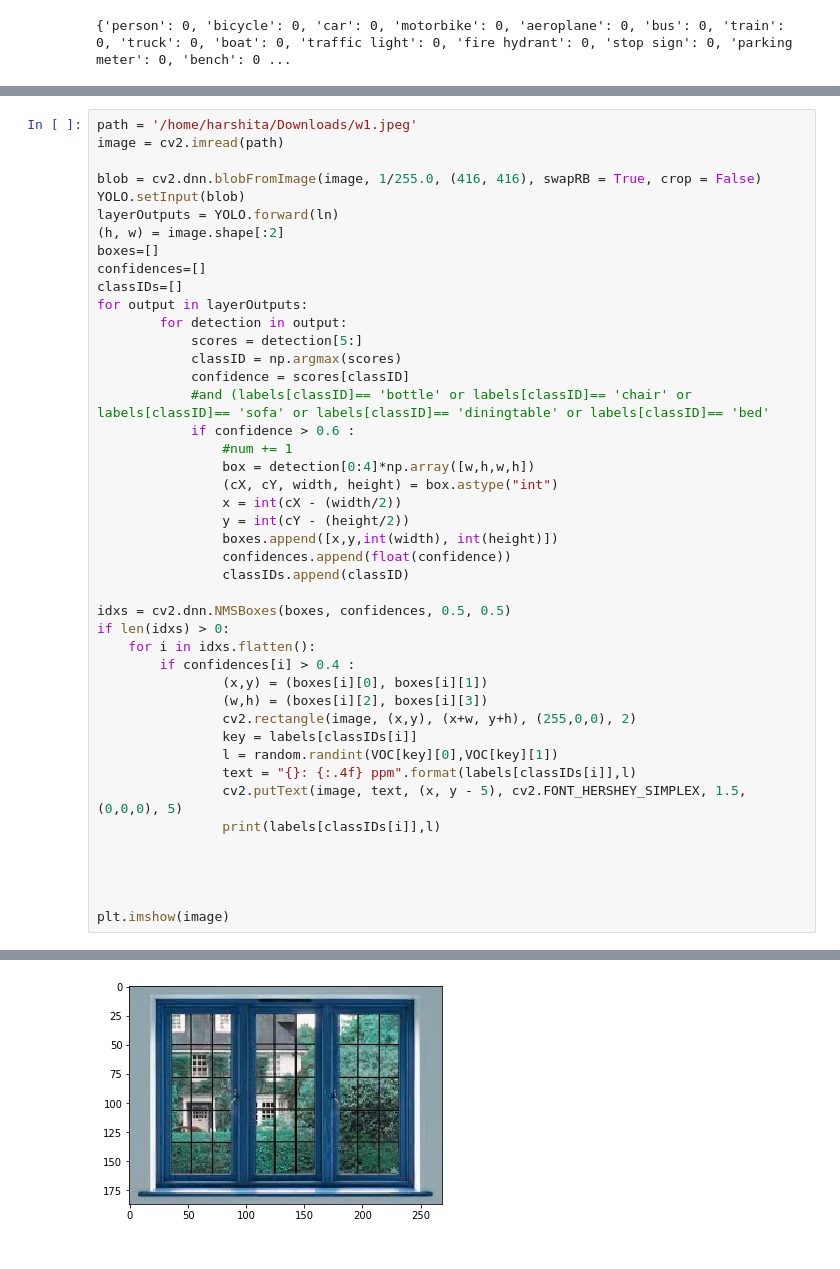
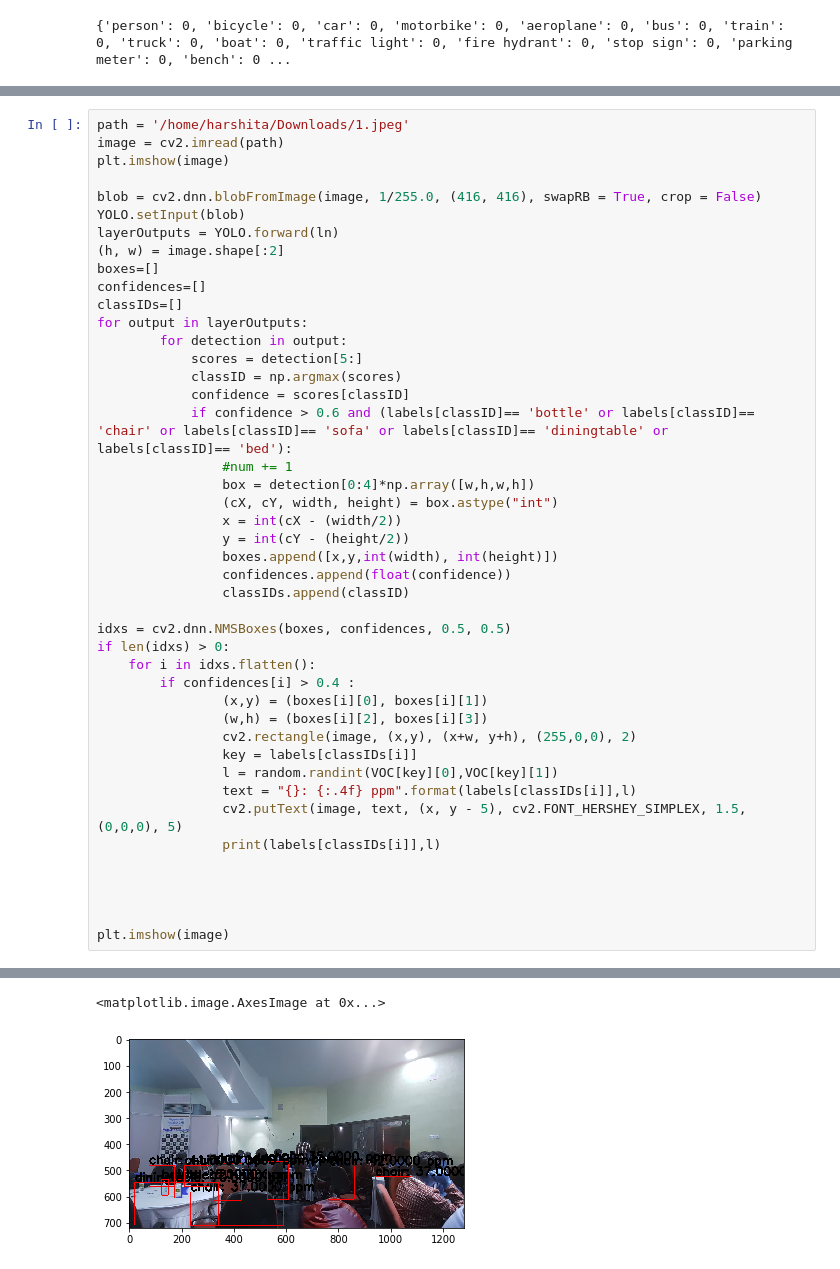
Before and after one commit to harshitadd/AirHero, a Jupyter notebook: SI_ObjectDetection.ipynb, the cells around one changed output, grey strips where cells are left out. Drawn from its saved outputs; the diff is of its cells as text.

```diff
--- a/SI_ObjectDetection.ipynb
+++ b/SI_ObjectDetection.ipynb
@@ -50,6 +77,7 @@ plt.imshow(image)
 # %%
-path = '/home/harshita/Downloads/w1.jpeg'
+path = '/home/harshita/Downloads/1.jpeg'
 image = cv2.imread(path)
+plt.imshow(image)
 
 blob = cv2.dnn.blobFromImage(image, 1/255.0, (416, 416), swapRB = True, crop = False)
 YOLO.setInput(blob)
@@ -63,8 +91,7 @@ for output in layerOutputs:
             scores = detection[5:]
             classID = np.argmax(scores)
             confidence = scores[classID]
-            #and (labels[classID]== 'bottle' or labels[classID]== 'chair' or labels[classID]== 'sofa' or labels[classID]== 'diningtable' or labels[classID]== 'bed'
-            if confidence > 0.6 :
+            if confidence > 0.6 and (labels[classID]== 'bottle' or labels[classID]== 'chair' or labels[classID]== 'sofa' or labels[classID]== 'diningtable' or labels[classID]== 'bed'):
                 #num += 1
                 box = detection[0:4]*np.array([w,h,w,h])
                 (cX, cY, width, height) = box.astype("int")
@@ -96 +132,2 @@ plt.imshow(image)
+<matplotlib.image.AxesImage at 0x...>
-[figure, old version]
+[figure, new version]
```
Also changed, not shown: parts of 15 cells of this notebook, 3 other files.
